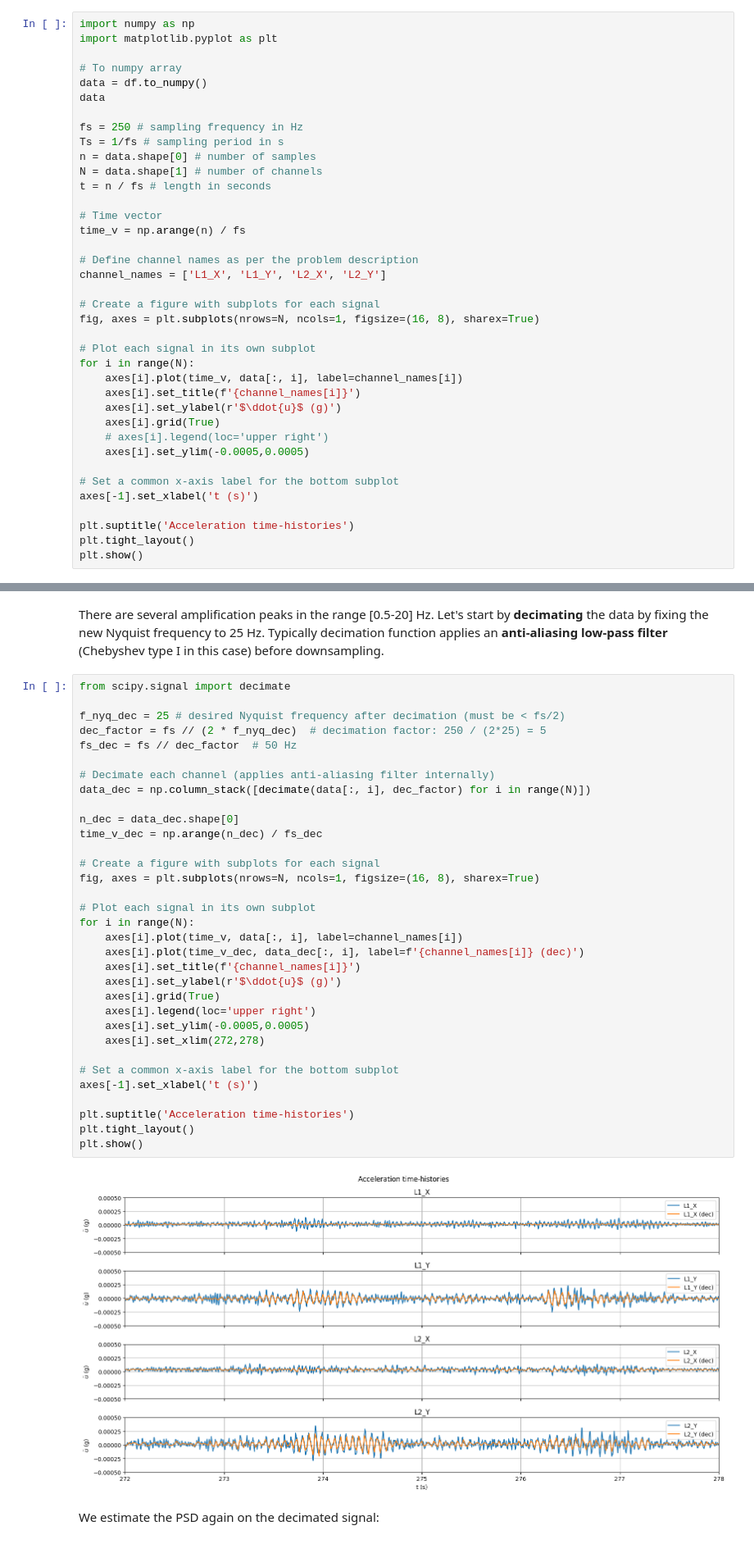
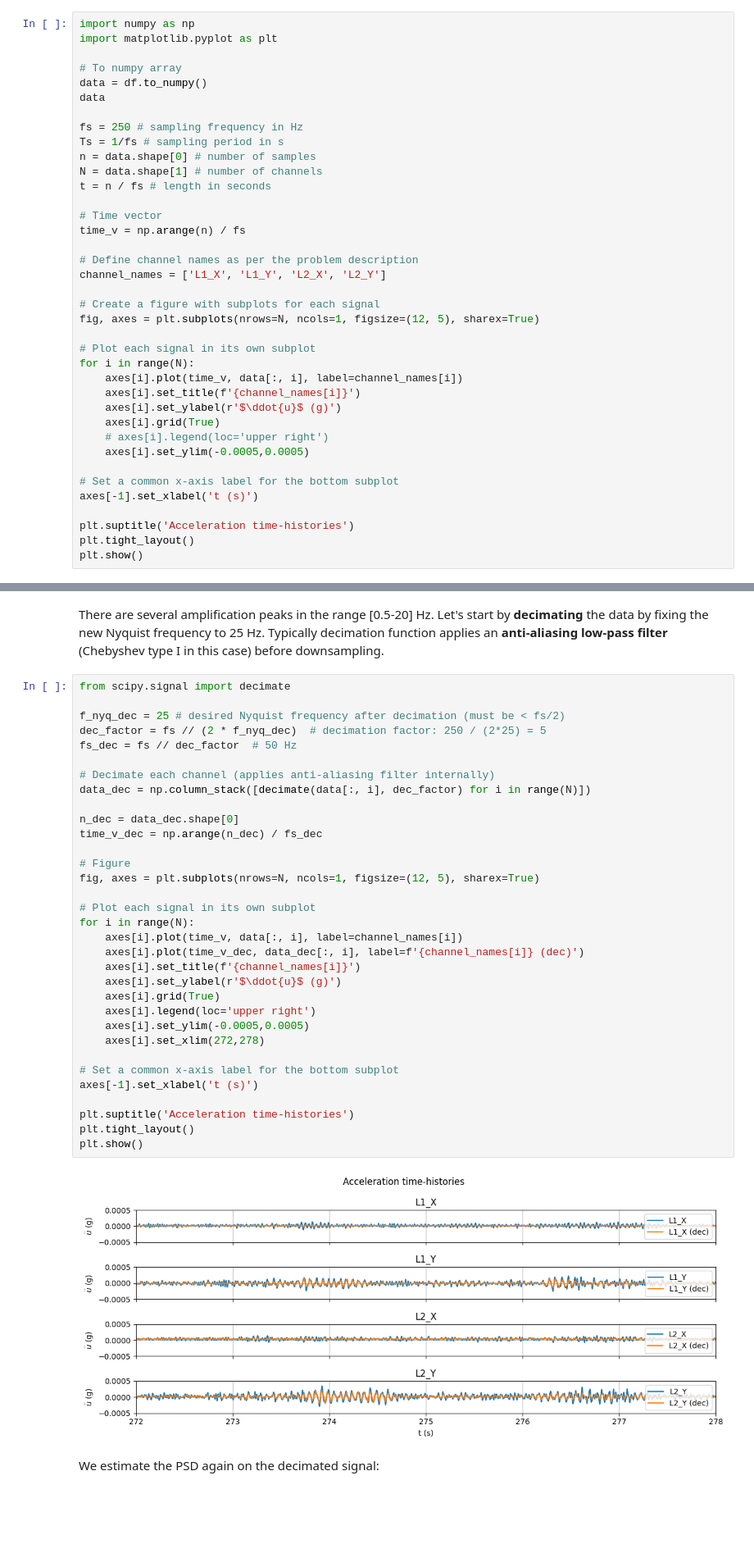
Before and after one commit to danielesivori/ROSE-PhD-Course-SHM-in-EE-2026, a Jupyter notebook: Tutorial_1_AV/Tutorial_1_AV.ipynb, the cells around one changed output, grey strips where cells are left out. Shown at 82% size. Saved outputs shown, nothing was run; the diff lists cells and outputs as text; blank space fills up the shorter version.

```diff
--- a/Tutorial_1_AV/Tutorial_1_AV.ipynb
+++ b/Tutorial_1_AV/Tutorial_1_AV.ipynb
@@ -69,7 +69,7 @@ time_v = np.arange(n) / fs
 channel_names = ['L1_X', 'L1_Y', 'L2_X', 'L2_Y']
 
 # Create a figure with subplots for each signal
-fig, axes = plt.subplots(nrows=N, ncols=1, figsize=(16, 8), sharex=True)
+fig, axes = plt.subplots(nrows=N, ncols=1, figsize=(12, 5), sharex=True)
 
 # Plot each signal in its own subplot
 for i in range(N):
@@ -140,36 +140,36 @@ from scipy.signal import decimate
 
 f_nyq_dec = 25 # desired Nyquist frequency after decimation (must be < fs/2)
 dec_factor = fs // (2 * f_nyq_dec)  # decimation factor: 250 / (2*25) = 5
 fs_dec = fs // dec_factor  # 50 Hz
 
 # Decimate each channel (applies anti-aliasing filter internally)
 data_dec = np.column_stack([decimate(data[:, i], dec_factor) for i in range(N)])
 
 n_dec = data_dec.shape[0]
 time_v_dec = np.arange(n_dec) / fs_dec
 
-# Create a figure with subplots for each signal
-fig, axes = plt.subplots(nrows=N, ncols=1, figsize=(16, 8), sharex=True)
+# Figure
+fig, axes = plt.subplots(nrows=N, ncols=1, figsize=(12, 5), sharex=True)
 
 # Plot each signal in its own subplot
 for i in range(N):
     axes[i].plot(time_v, data[:, i], label=channel_names[i])
     axes[i].plot(time_v_dec, data_dec[:, i], label=f'{channel_names[i]} (dec)')
     axes[i].set_title(f'{channel_names[i]}')
     axes[i].set_ylabel(r'$\ddot{u}$ (g)')
     axes[i].grid(True)
     axes[i].legend(loc='upper right')
     axes[i].set_ylim(-0.0005,0.0005)
     axes[i].set_xlim(272,278)
 
 # Set a common x-axis label for the bottom subplot
 axes[-1].set_xlabel('t (s)')
 
 plt.suptitle('Acceleration time-histories')
 plt.tight_layout()
 plt.show()
 # %% [output]
-[figure, old version]
+[figure, new version]
 # %% [markdown]
 We estimate the PSD again on the decimated signal:
 # %%
```
Also changed, not shown: parts of 13 cells of this notebook.
